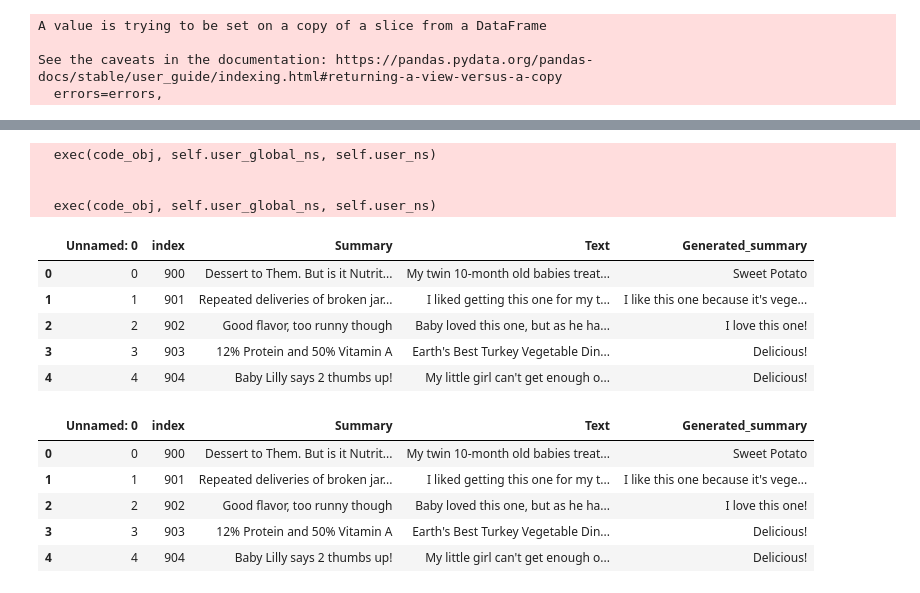
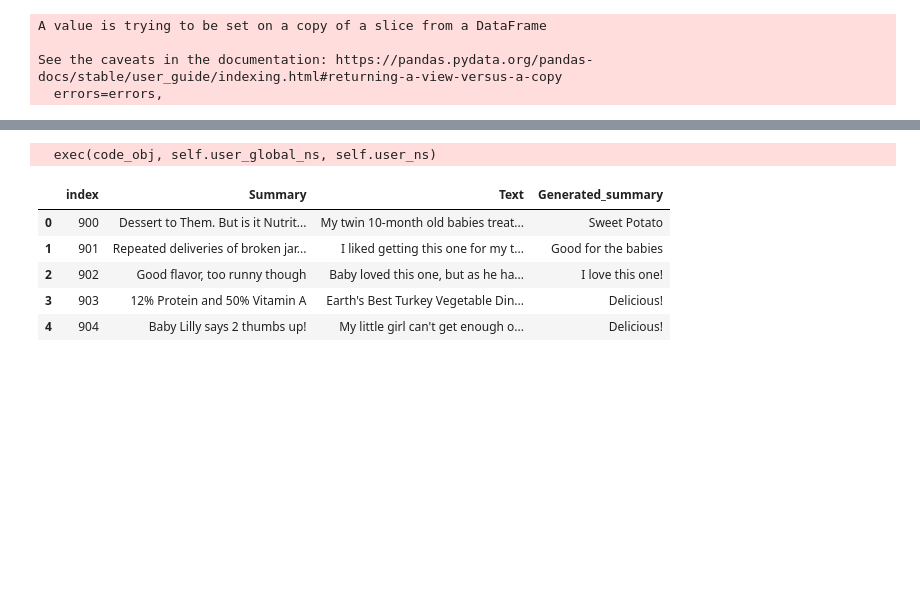
Before and after one commit to eshmaneva/DS-Practical, a Jupyter notebook: Classification.ipynb, the cells around one changed output, grey strips where cells are left out. Cells and saved outputs as stored; diff of their text form; code cells hidden in the pictures; blank space fills up the shorter version.

```diff
--- a/Classification.ipynb
+++ b/Classification.ipynb
@@ -218,32 +241,23 @@ You should probably TRAIN this model on a down-stream task to be able to use it
 # %%
 import pandas as pd
 #Testing a model with a user-written input
 
 #df = pd.DataFrame({'Text': ["This is a not a good product. I hate it", "This product is okay", "I hate you", 'I think this apple is good', "This toast is terrible"]})
 #test_sentence = "This is a not a good product. I hate it"
 
-df = pd.read_csv("/content/drive/MyDrive/DS Practical/summary_test.csv", engine="python", error_bad_lines=False)
+df = pd.read_csv("/content/drive/MyDrive/summary_test.csv", index_col=0, engine="python", error_bad_lines=False)
 df=df.loc[0:50]
 #df = df.drop('index',axis=1, inplace=True)
 
 df.head()
 # %% [output]
   exec(code_obj, self.user_global_ns, self.user_ns)
-
-
-  exec(code_obj, self.user_global_ns, self.user_ns)
-|  | Unnamed: 0 | index | Summary | Text | Generated_summary |
-| 0 | 0 | 900 | Dessert to Them. But is it Nutrit... | My twin 10-month old babies treat... | Sweet Potato |
-| 1 | 1 | 901 | Repeated deliveries of broken jar... | I liked getting this one for my t... | I like this one because it's vege... |
-| 2 | 2 | 902 | Good flavor, too runny though | Baby loved this one, but as he ha... | I love this one! |
-| 3 | 3 | 903 | 12% Protein and 50% Vitamin A | Earth's Best Turkey Vegetable Din... | Delicious! |
-| 4 | 4 | 904 | Baby Lilly says 2 thumbs up! | My little girl can't get enough o... | Delicious! |
+|  | index | Summary | Text | Generated_summary |
+| 0 | 900 | Dessert to Them. But is it Nutrit... | My twin 10-month old babies treat... | Sweet Potato |
+| 1 | 901 | Repeated deliveries of broken jar... | I liked getting this one for my t... | Good for the babies |
+| 2 | 902 | Good flavor, too runny though | Baby loved this one, but as he ha... | I love this one! |
+| 3 | 903 | 12% Protein and 50% Vitamin A | Earth's Best Turkey Vegetable Din... | Delicious! |
+| 4 | 904 | Baby Lilly says 2 thumbs up! | My little girl can't get enough o... | Delicious! |
-|  | Unnamed: 0 | index | Summary | Text | Generated_summary |
-| 0 | 0 | 900 | Dessert to Them. But is it Nutrit... | My twin 10-month old babies treat... | Sweet Potato |
-| 1 | 1 | 901 | Repeated deliveries of broken jar... | I liked getting this one for my t... | I like this one because it's vege... |
-| 2 | 2 | 902 | Good flavor, too runny though | Baby loved this one, but as he ha... | I love this one! |
-| 3 | 3 | 903 | 12% Protein and 50% Vitamin A | Earth's Best Turkey Vegetable Din... | Delicious! |
-| 4 | 4 | 904 | Baby Lilly says 2 thumbs up! | My little girl can't get enough o... | Delicious! |
 # %%
 for i in range(0, len(df)):
   df['Sentiment_text'] = i
```
Also changed, not shown: parts of 10 cells of this notebook.
